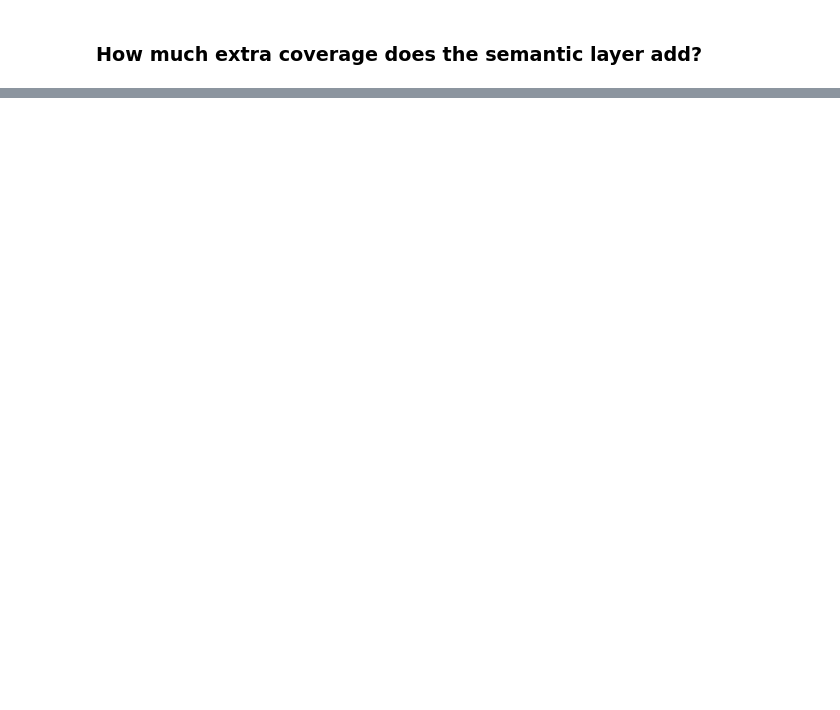
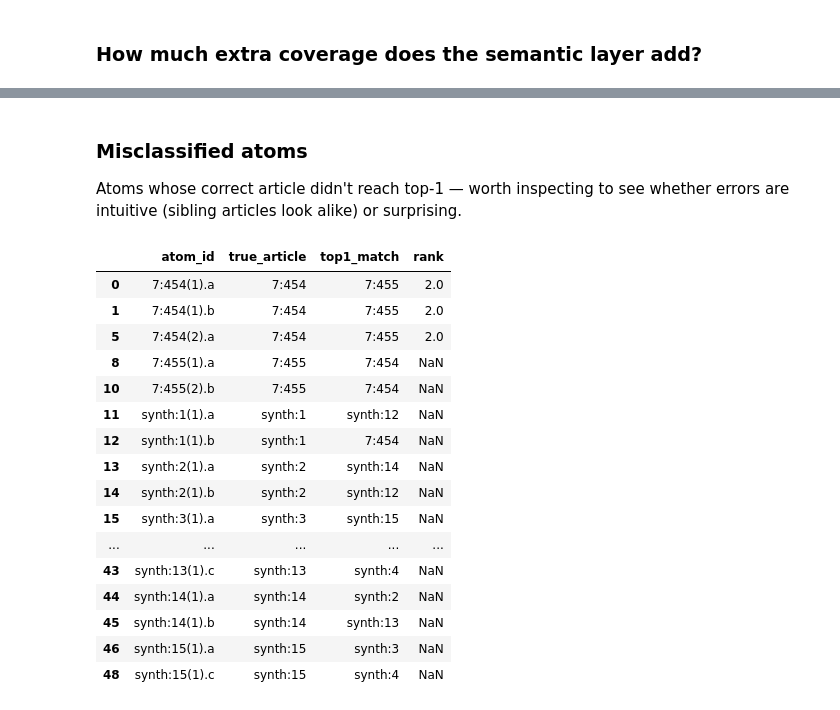
Before and after one commit to robinAssam/ArticleRelationshipModel, a Jupyter notebook: notebooks/01_explore_atoms.ipynb, the cells around one changed output, grey strips where cells are left out. Drawn from its saved outputs; the diff is of its cells as text; code cells hidden in the pictures; blank space fills up the shorter version.

Commit message:
Added Atom classifier and cleaned up notebook

```diff
--- a/notebooks/01_explore_atoms.ipynb
+++ b/notebooks/01_explore_atoms.ipynb
@@ -466,0 +573,7 @@ Atom pairs ONLY connected semantically:
+# %%
+from src.data.atom_table import evaluate_classifier_loo
+
+eval_df, summary = evaluate_classifier_loo(df, weights=weights_idf, sim_pairs=sim_pairs, alpha=0.5, top_k=3)
+print('Summary:')
+for k, v in summary.items():
+    print(f'  {k:25s} {v}')
@@ -466,0 +635,25 @@ Atom pairs ONLY connected semantically:
+# %% [markdown]
+###  Misclassified atoms
+
+Atoms whose correct article didn't reach top-1 — worth inspecting to see whether errors are intuitive (sibling articles look alike) or surprising.
+# %%
+misses = eval_df[~eval_df['top1_hit']]
+misses[['atom_id', 'true_article', 'top1_match', 'rank']]
+# %% [output]
+|  | atom_id | true_article | top1_match | rank |
+| 0 | 7:454(1).a | 7:454 | 7:455 | 2.0 |
+| 1 | 7:454(1).b | 7:454 | 7:455 | 2.0 |
+| 5 | 7:454(2).a | 7:454 | 7:455 | 2.0 |
+| 8 | 7:455(1).a | 7:455 | 7:454 | NaN |
+| 10 | 7:455(2).b | 7:455 | 7:454 | NaN |
+| 11 | synth:1(1).a | synth:1 | synth:12 | NaN |
+| 12 | synth:1(1).b | synth:1 | 7:454 | NaN |
+| 13 | synth:2(1).a | synth:2 | synth:14 | NaN |
+| 14 | synth:2(1).b | synth:2 | synth:12 | NaN |
+| 15 | synth:3(1).a | synth:3 | synth:15 | NaN |
+| ... | ... | ... | ... | ... |
+| 43 | synth:13(1).c | synth:13 | synth:4 | NaN |
+| 44 | synth:14(1).a | synth:14 | synth:2 | NaN |
+| 45 | synth:14(1).b | synth:14 | synth:13 | NaN |
+| 46 | synth:15(1).a | synth:15 | synth:3 | NaN |
+| 48 | synth:15(1).c | synth:15 | synth:4 | NaN |
```
Also changed, not shown: parts of 28 cells of this notebook, 2 other files.
